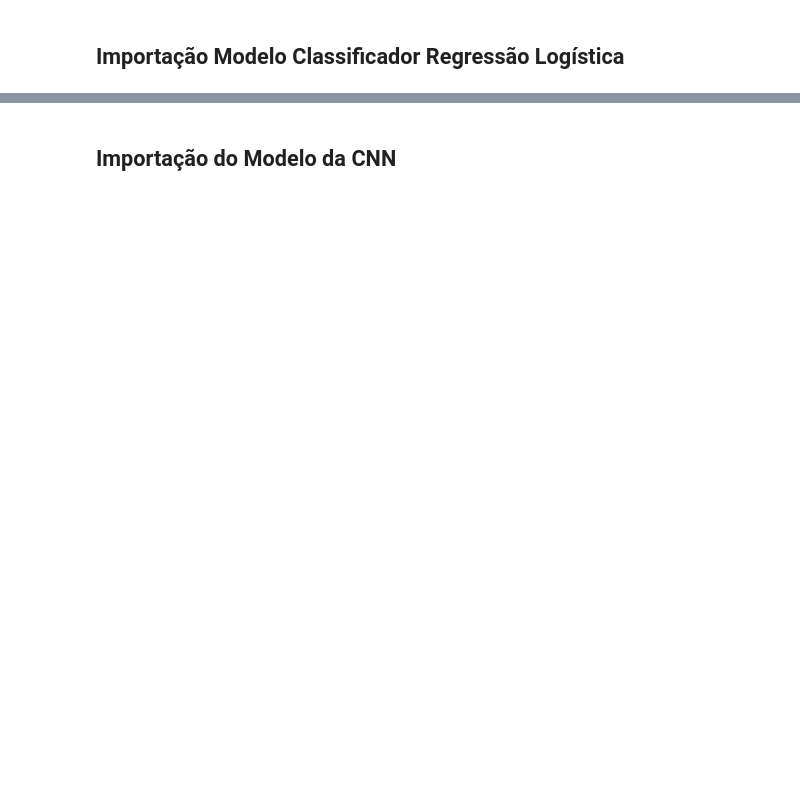
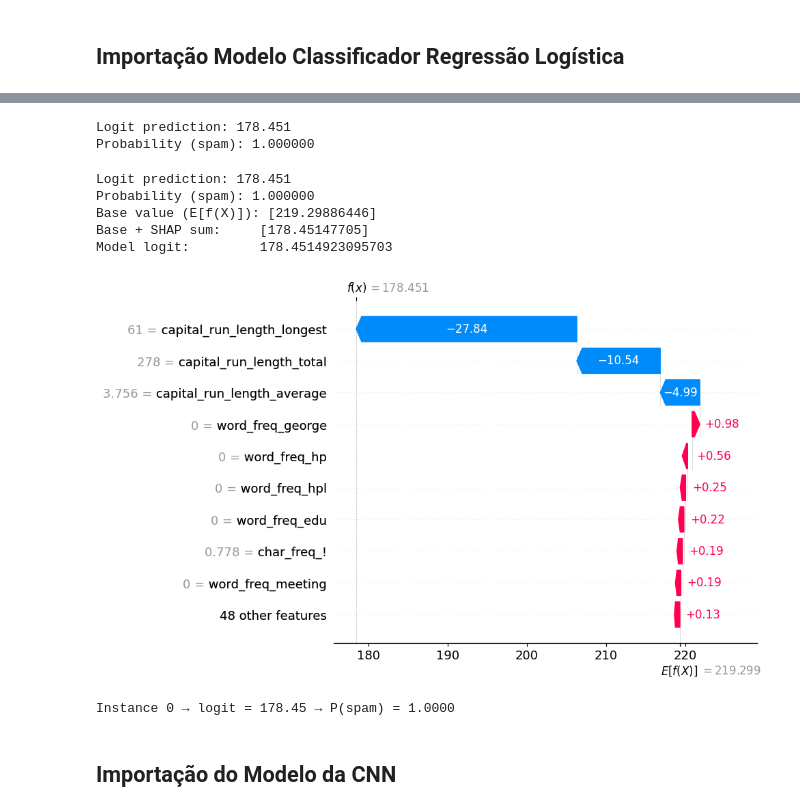
Before and after one commit to rafaelantunes04/Trabalho-Pratico-Interpretabilidade-e-Causalidade, a Jupyter notebook: Trab Pratico.ipynb, the cells around one changed output, grey strips where cells are left out. Drawn from its saved outputs; the diff is of its cells as text; code cells hidden in the pictures; blank space fills up the shorter version.

Commit message:
Modelo Classifier Feito

```diff
--- a/Trab Pratico.ipynb
+++ b/Trab Pratico.ipynb
@@ -53,3 +85,56 @@ radius_mean: value=1.659  SHAP=-0.0015
+# %%
+ds = modelo_rlclass.dataset.drop(columns=["spam"])
+
+logit_model = tf.keras.Model(
+    inputs=modelo_rlclass.modelo.layers[0].input,
+    outputs=modelo_rlclass.modelo.dense.output
+)
+# %% [output]
+Logit prediction: 178.451
+Probability (spam): 1.000000
+# %%
+explainer = shap.Explainer(
+    logit_model,
+    masker=ds
+)
+
+shap_values_bin = explainer(ds)
+# %%
+base = shap_values_bin.base_values[0]
+contrib_sum = shap_values_bin.values[0].sum()
+
+x = ds.iloc[[0]]
+
+logit = logit_model(x).numpy()[0, 0]
+prob = tf.sigmoid(logit).numpy()
+
+
+print(f"Logit prediction: {logit:.3f}")
+print(f"Probability (spam): {prob:.6f}")
+
+
+print(f"Base value (E[f(X)]): {base}")
+print(f"Base + SHAP sum:     {base + contrib_sum}")
+print(f"Model logit:         {logit}")
+# %% [output]
+Logit prediction: 178.451
+Probability (spam): 1.000000
+Base value (E[f(X)]): [219.29886446]
+Base + SHAP sum:     [178.45147705]
+Model logit:         178.4514923095703
+# %%
+shap.plots.waterfall(
+    shap_values_bin[0],
+    show=True
+)
+
+print(
+    f"Instance 0 → logit = {logit:.2f} → "
+    f"P(spam) = {prob:.4f}"
+)
+# %% [output]
+[figure, added]
+Instance 0 → logit = 178.45 → P(spam) = 1.0000
 # %% [markdown]
 ## Importação do Modelo da CNN
 # %%
```
Also changed, not shown: parts of 5 cells of this notebook, 5 other files.
